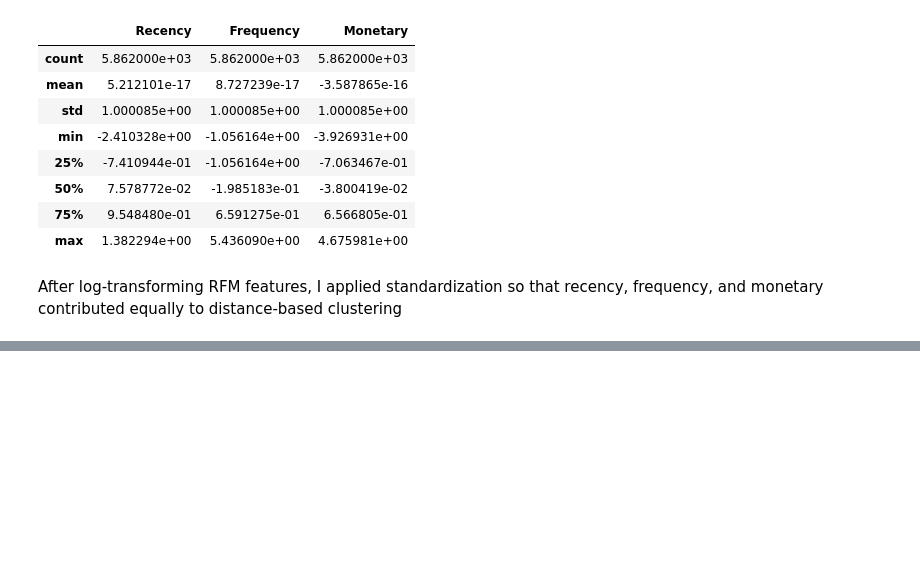
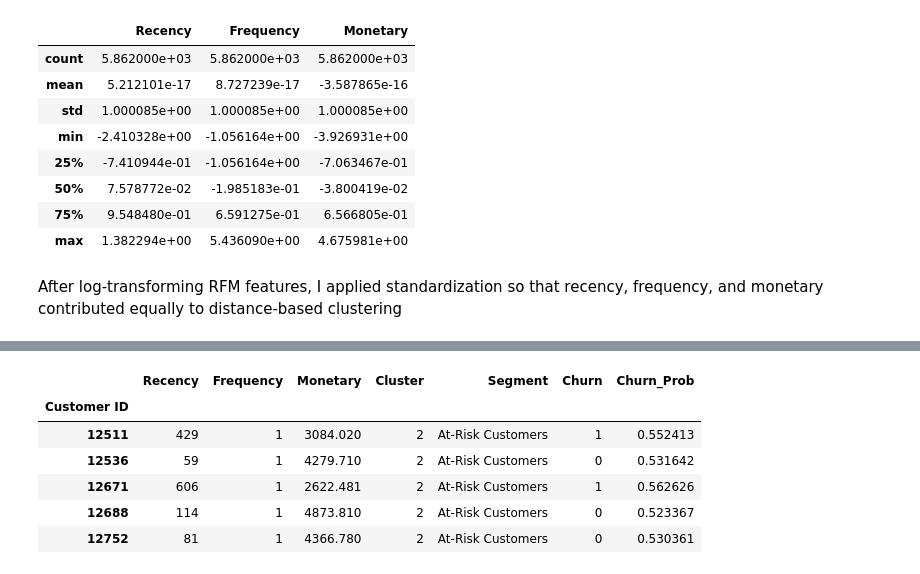
Before and after one commit to nikhildhole/retail-crunch-segmentation, a Jupyter notebook: Customer_Segmentation_and_Crunch_Prediction.ipynb, the cells around one changed output, grey strips where cells are left out. Drawn from its saved outputs; the diff is of its cells as text; code cells hidden in the pictures; blank space fills up the shorter version.

```diff
--- a/Customer_Segmentation_and_Crunch_Prediction.ipynb
+++ b/Customer_Segmentation_and_Crunch_Prediction.ipynb
@@ -665,0 +879,2 @@ After log-transforming RFM features, I applied standardization so that recency,
+# %%
+rfm["Churn"] = (rfm["Recency"] > 180).astype(int)
@@ -665,0 +897,7 @@ After log-transforming RFM features, I applied standardization so that recency,
+# %%
+# Use the **unscaled** RFM features for churn modeling.
+# We'll perform scaling after splitting the data so that the scaler
+
+# is fit only on the training set (preventing test-set leakage).y = rfm["Churn"]
+X = rfm_transformed[["Frequency", "Monetary"]]
+y = rfm["Churn"]
@@ -665,0 +935,8 @@ After log-transforming RFM features, I applied standardization so that recency,
+# %%
+from sklearn.linear_model import LogisticRegression
+
+lr = LogisticRegression()
+lr.fit(X_train, y_train)
+
+y_pred_lr = lr.predict(X_test)
+y_prob_lr = lr.predict_proba(X_test)[:, 1]
@@ -665,0 +1134,4 @@ After log-transforming RFM features, I applied standardization so that recency,
+# %%
+rfm["Churn_Prob"] = lr.predict_proba(
+    scaler.transform(rfm_transformed[["Frequency", "Monetary"]])
+)[:, 1]
@@ -665,0 +1240,15 @@ After log-transforming RFM features, I applied standardization so that recency,
+# %%
+high_value_at_risk = rfm[
+    (rfm["Monetary"] > rfm["Monetary"].quantile(0.75)) &
+    (rfm["Churn_Prob"] > 0.5)
+]
+
+high_value_at_risk.head()
+# %% [output]
+|  | Recency | Frequency | Monetary | Cluster | Segment | Churn | Churn_Prob |
+| Customer ID |  |  |  |  |  |  |  |
+| 12511 | 429 | 1 | 3084.020 | 2 | At-Risk Customers | 1 | 0.552413 |
+| 12536 | 59 | 1 | 4279.710 | 2 | At-Risk Customers | 0 | 0.531642 |
+| 12671 | 606 | 1 | 2622.481 | 2 | At-Risk Customers | 1 | 0.562626 |
+| 12688 | 114 | 1 | 4873.810 | 2 | At-Risk Customers | 0 | 0.523367 |
+| 12752 | 81 | 1 | 4366.780 | 2 | At-Risk Customers | 0 | 0.530361 |
```
Also changed, not shown: parts of 60 cells of this notebook, 1 other file.
